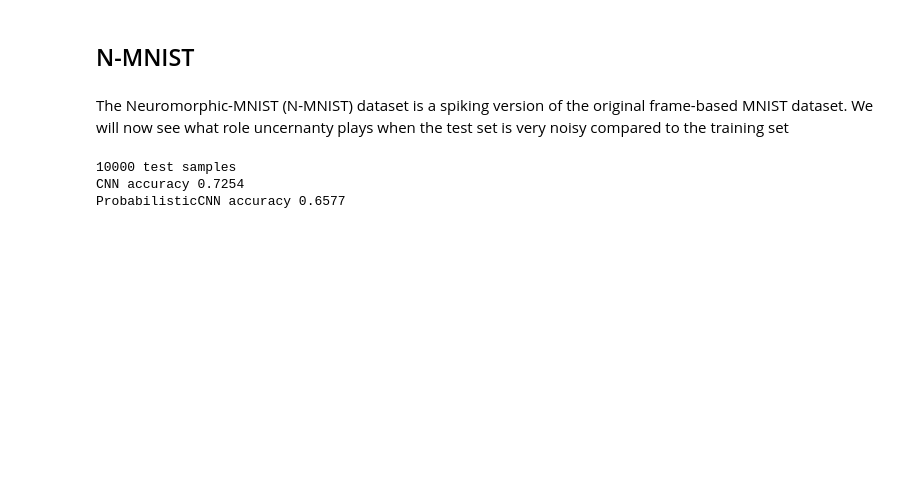
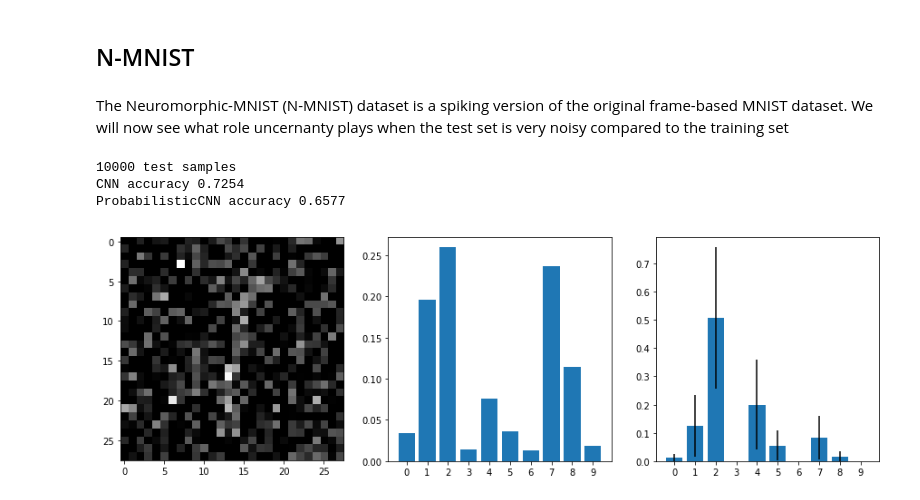
Before and after one commit to CoderPat/CAM-MPHIL-ACS, a Jupyter notebook: mini-project/evaluation.ipynb, the cells around one changed output. Saved outputs shown, nothing was run; the diff lists cells and outputs as text; code cells hidden in the pictures; blank space fills up the shorter version.

```diff
--- a/mini-project/evaluation.ipynb
+++ b/mini-project/evaluation.ipynb
@@ -104,28 +133,28 @@ print_digit(x_test[random_digit], class_prob_raw[random_digit], class_prob_dist[
 The Neuromorphic-MNIST (N-MNIST) dataset is a spiking version of the original frame-based MNIST dataset. We will now see what role uncernanty plays when the test set is very noisy compared to the training set
 # %%
 # the data, shuffled and split between train and test sets
-_, (x_test, y_test_m) = nmnist.load_data()
+_, (n_x_test, n_y_test_m) = nmnist.load_data()
 
 if K.image_data_format() == 'channels_first':
-    x_test = x_test.reshape(x_test.shape[0], 1, img_rows, img_cols)
+    n_x_test = n_x_test.reshape(n_x_test.shape[0], 1, img_rows, img_cols)
 else:
-    x_test = x_test.reshape(x_test.shape[0], img_rows, img_cols, 1)
+    n_x_test = n_x_test.reshape(n_x_test.shape[0], img_rows, img_cols, 1)
 
-x_test = x_test.astype('float32')
-x_test /= 255
+n_x_test = n_x_test.astype('float32')
+n_x_test /= 255
 
-print(x_test.shape[0], 'test samples')
+print(n_x_test.shape[0], 'test samples')
 
-y_test =  np.argmax(y_test_m, axis=1)
+n_y_test = np.argmax(n_y_test_m, axis=1)
 
-class_prob_median, class_prob_std = model.predict(x_test)
-class_prob_raw = model.predict(x_test, raw_predict=True)
+n_class_prob_dist= np.array(model.predict(n_x_test))
+n_class_prob_raw = model.predict(n_x_test, raw_predict=True)
 
-y_predict_unc = np.argmax(class_prob_median, axis=1)
-y_predict_raw = np.argmax(class_prob_raw, axis=1)
+n_y_predict_unc = np.argmax(n_class_prob_dist[0], axis=1)
+n_y_predict_raw = np.argmax(n_class_prob_raw, axis=1)
 
-score_raw = accuracy_score(y_test, y_predict_raw)
-score_gaussian = accuracy_score(y_test, y_predict_unc)
+score_raw = accuracy_score(n_y_test, n_y_predict_raw)
+score_gaussian = accuracy_score(n_y_test, n_y_predict_unc)
 
 print('CNN accuracy', score_raw)
 print('ProbabilisticCNN accuracy', score_gaussian)
@@ -133,3 +162,9 @@ print('ProbabilisticCNN accuracy', score_gaussian)
 10000 test samples
 CNN accuracy 0.7254
 ProbabilisticCNN accuracy 0.6577
+# %%
+worst_results = np.argsort(np.max(n_class_prob_raw, axis=1))[100:1000]
+random_digit = random.choice(worst_results)
+print_digit(n_x_test[random_digit], n_class_prob_raw[random_digit], n_class_prob_dist[:, random_digit])
+# %% [output]
+[figure, added]
```
Also changed, not shown: parts of 4 cells of this notebook.
